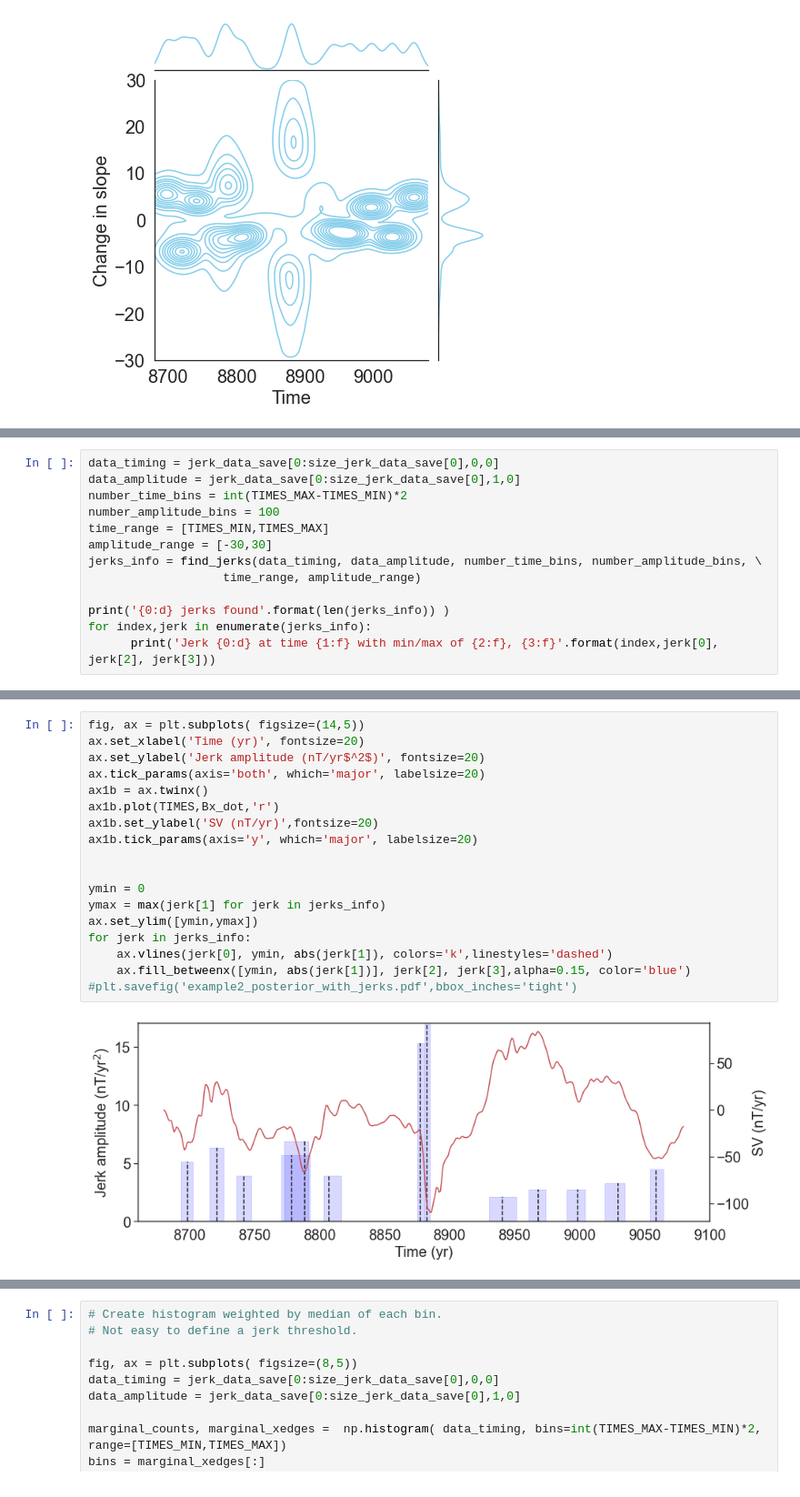
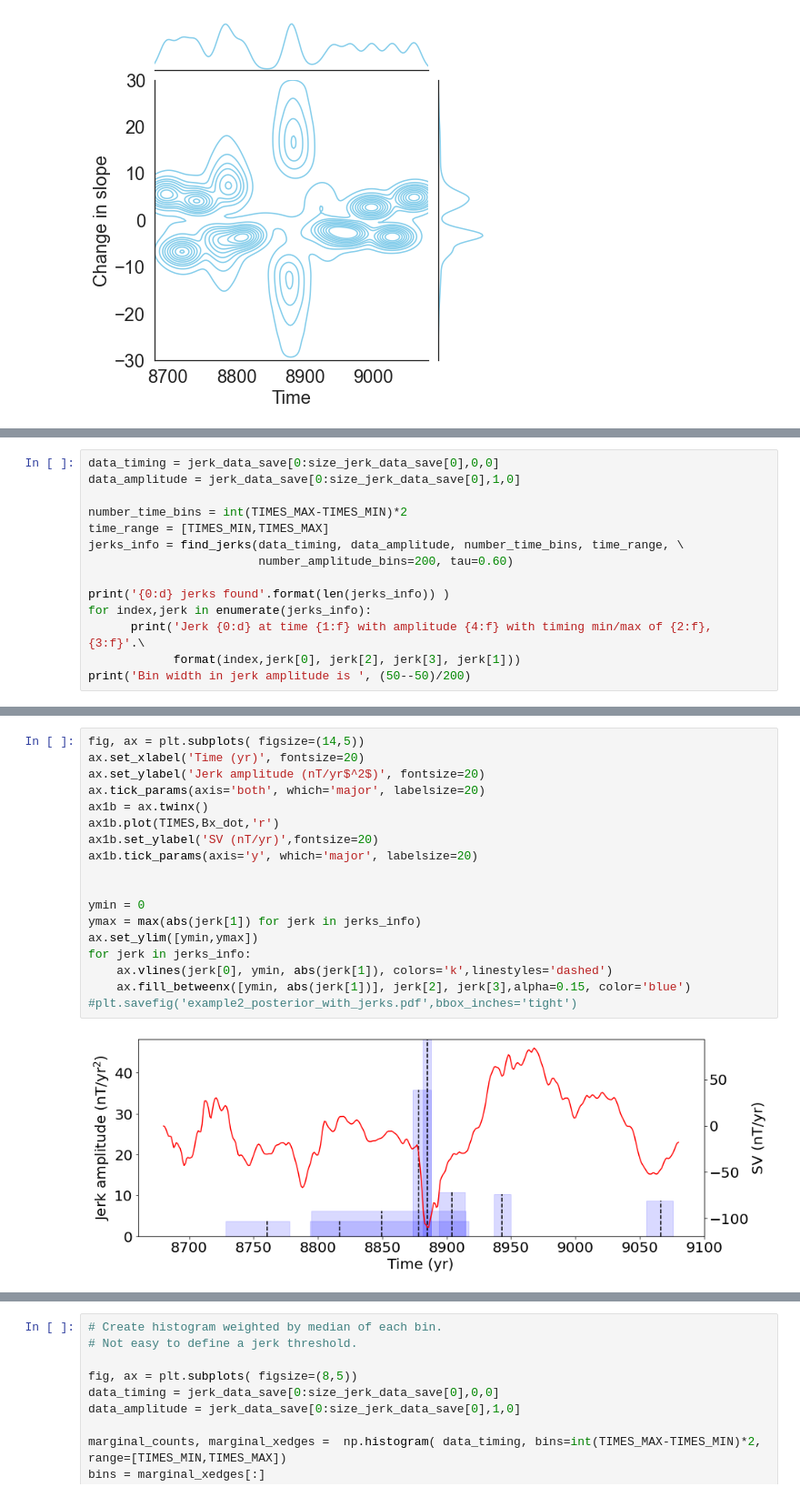
Before and after one commit to plivermore/jerk_finder, a Jupyter notebook: Python/Explore_path_model1.ipynb, the cells around one changed output, grey strips where cells are left out. Shown at 91% size. Drawn from its saved outputs; the diff is of its cells as text.

```diff
--- a/Python/Explore_path_model1.ipynb
+++ b/Python/Explore_path_model1.ipynb
@@ -318,15 +336,16 @@ def find_jerks(data_timing, data_amplitude, number_time_bins, number_amplitude_b
 # %%
 data_timing = jerk_data_save[0:size_jerk_data_save[0],0,0]
 data_amplitude = jerk_data_save[0:size_jerk_data_save[0],1,0]
+
 number_time_bins = int(TIMES_MAX-TIMES_MIN)*2
-number_amplitude_bins = 100
 time_range = [TIMES_MIN,TIMES_MAX]
-amplitude_range = [-30,30]
-jerks_info = find_jerks(data_timing, data_amplitude, number_time_bins, number_amplitude_bins, \
-                   time_range, amplitude_range)
+jerks_info = find_jerks(data_timing, data_amplitude, number_time_bins, time_range, \
+                        number_amplitude_bins=200, tau=0.60)
 
 print('{0:d} jerks found'.format(len(jerks_info)) )
 for index,jerk in enumerate(jerks_info):
-      print('Jerk {0:d} at time {1:f} with min/max of {2:f}, {3:f}'.format(index,jerk[0], jerk[2], jerk[3]))
+      print('Jerk {0:d} at time {1:f} with amplitude {4:f} with timing min/max of {2:f}, {3:f}'.\
+            format(index,jerk[0], jerk[2], jerk[3], jerk[1]))
+print('Bin width in jerk amplitude is ', (50--50)/200)
 # %% [output]
 13 jerks found
@@ -357,23 +377,23 @@ ax1b.plot(TIMES,Bx_dot,'r')
 # %%
 fig, ax = plt.subplots( figsize=(14,5))
 ax.set_xlabel('Time (yr)', fontsize=20)
 ax.set_ylabel('Jerk amplitude (nT/yr$^2$)', fontsize=20)
 ax.tick_params(axis='both', which='major', labelsize=20)
 ax1b = ax.twinx()
 ax1b.plot(TIMES,Bx_dot,'r')
 ax1b.set_ylabel('SV (nT/yr)',fontsize=20)
 ax1b.tick_params(axis='y', which='major', labelsize=20)
 
 
 ymin = 0
-ymax = max(jerk[1] for jerk in jerks_info)
+ymax = max(abs(jerk[1]) for jerk in jerks_info)
 ax.set_ylim([ymin,ymax])
 for jerk in jerks_info:
     ax.vlines(jerk[0], ymin, abs(jerk[1]), colors='k',linestyles='dashed')
     ax.fill_betweenx([ymin, abs(jerk[1])], jerk[2], jerk[3],alpha=0.15, color='blue')
 #plt.savefig('example2_posterior_with_jerks.pdf',bbox_inches='tight')
 # %% [output]
-[figure, old version]
+[figure, new version]
 # %%
 data_timing = jerk_data_save[0:size_jerk_data_save[1],0,1]
 data_amplitude = jerk_data_save[0:size_jerk_data_save[1],1,1]
```
Also changed, not shown: parts of 11 cells of this notebook, 25 other files.
